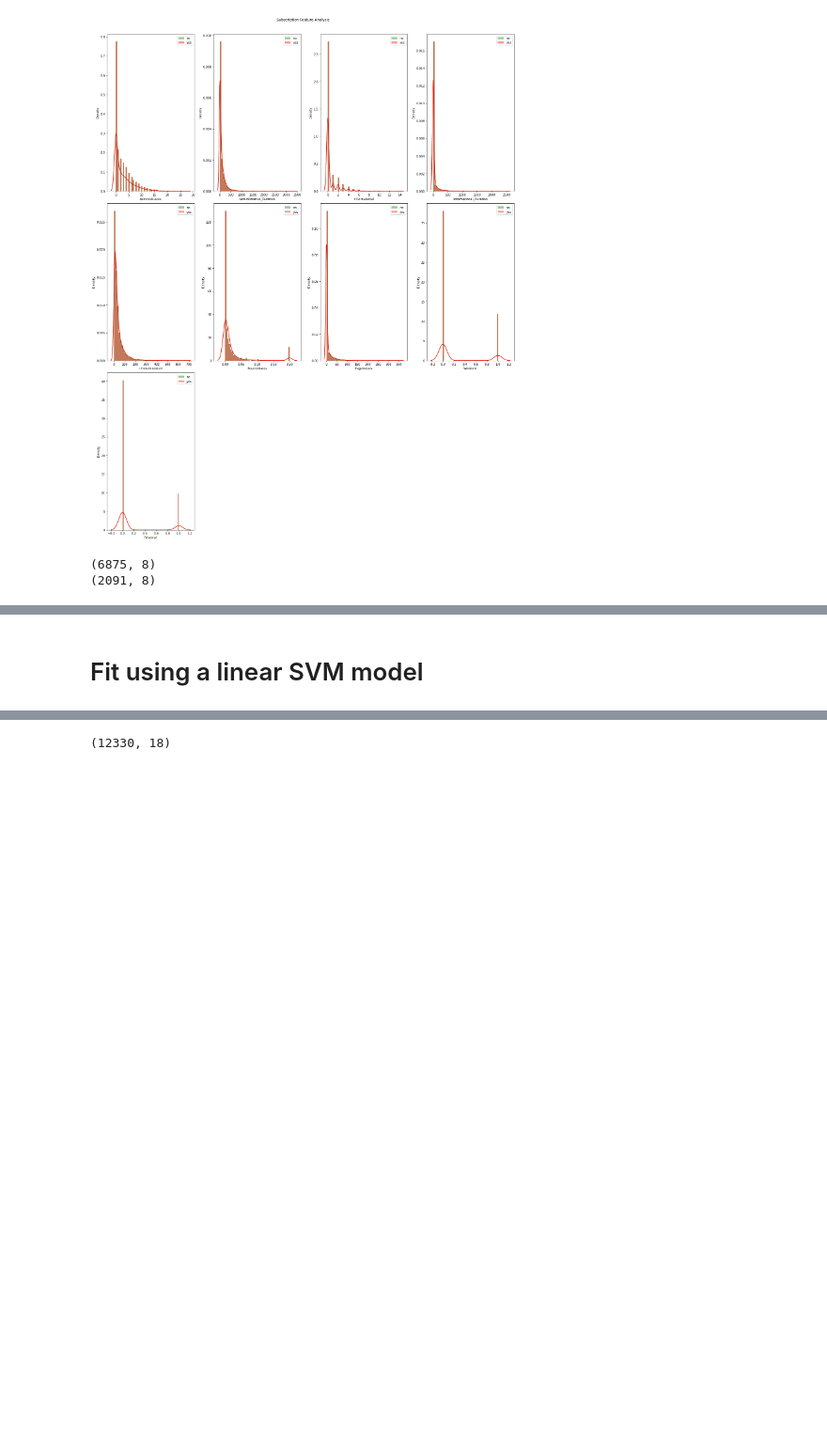
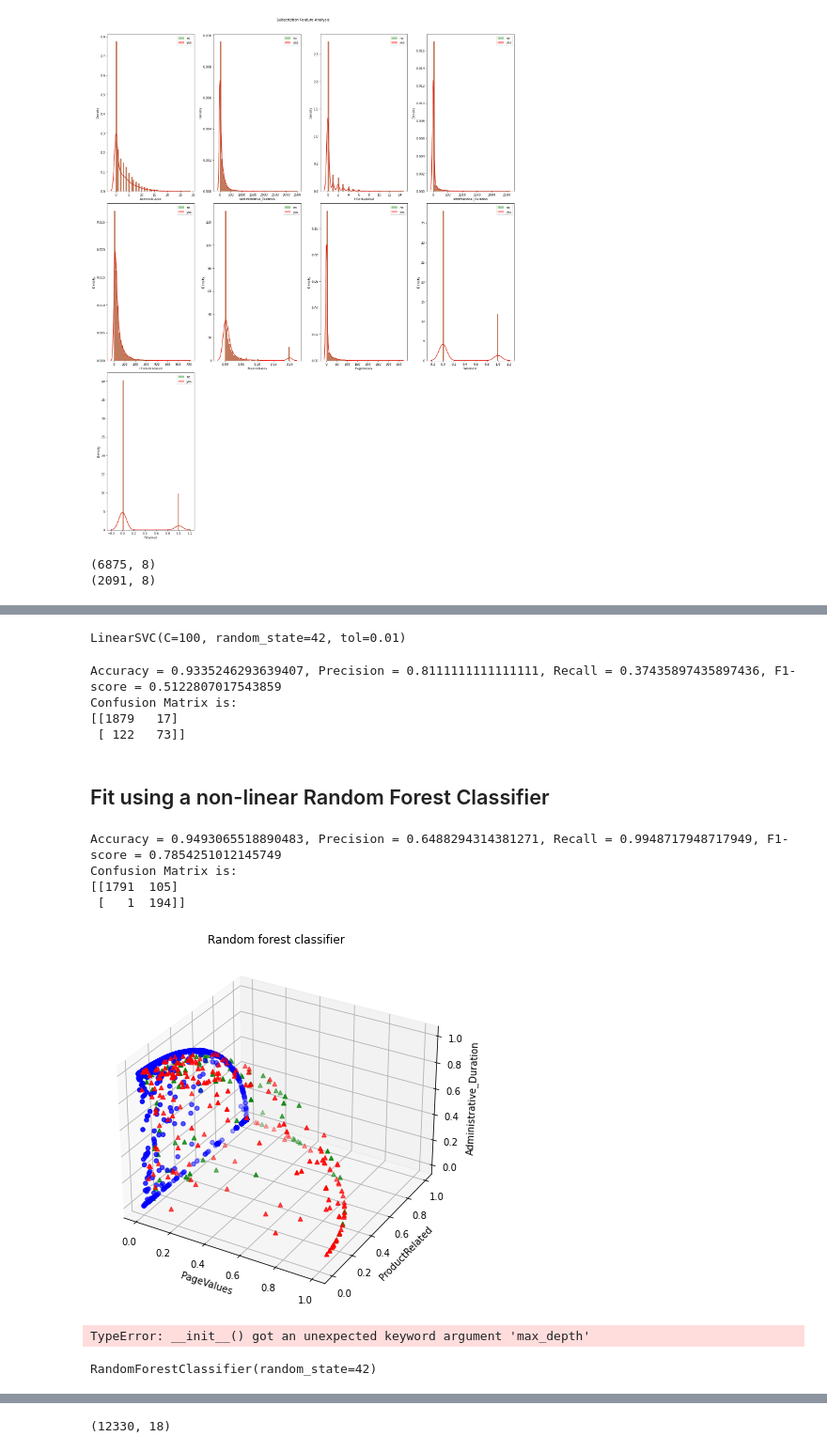
Before and after one commit to adinrh/Online-Shoppers-Purchasing-Intention, a Jupyter notebook: Main_online_shoppers.ipynb, the cells around one changed output, grey strips where cells are left out. Shown at 94% size. Saved outputs shown, nothing was run; the diff lists cells and outputs as text; code cells hidden in the pictures; blank space fills up the shorter version.

```diff
--- a/Main_online_shoppers.ipynb
+++ b/Main_online_shoppers.ipynb
@@ -493,6 +503,5 @@ Index(['Administrative', 'Administrative_Duration', 'Informational',
 # %%
 # This function visualizes the classification output on scatter plot
-# Feature 1 (Interaction Time is used to observe the impact of low ranked feature)
 import matplotlib.pyplot as plt
 from mpl_toolkits import mplot3d
 def visualize_scatter_plot(X, y, yhat, title):
@@ -502,12 +511,12 @@ def visualize_scatter_plot(X, y, yhat, title):
     loc01=np.where((y==0) & (yhat>0),1,0) #FP
     fig = plt.figure(figsize = (10, 7))
     ax = plt.axes(projection ="3d")
-    ax.scatter3D(X[np.where(loc00>0),3],X[np.where(loc00>0),4],X[np.where(loc00>0),1],color='blue', marker='o')
-    ax.scatter3D(X[np.where(loc10>0),3],X[np.where(loc10>0),4],X[np.where(loc10>0),1],color='cyan', marker='o')
-    ax.scatter3D(X[np.where(loc11>0),3],X[np.where(loc11>0),4],X[np.where(loc11>0),1],color='red', marker='^')
-    ax.scatter3D(X[np.where(loc01>0),3],X[np.where(loc01>0),4],X[np.where(loc01>0),1],color='green', marker='^')
-    ax.set_xlabel('ProductRelated')
-    ax.set_ylabel('BounceRates')
+    ax.scatter3D(X[np.where(loc00>0),6],X[np.where(loc00>0),4],X[np.where(loc00>0),1],color='blue', marker='o')
+    ax.scatter3D(X[np.where(loc10>0),6],X[np.where(loc10>0),4],X[np.where(loc10>0),1],color='cyan', marker='o')
+    ax.scatter3D(X[np.where(loc11>0),6],X[np.where(loc11>0),4],X[np.where(loc11>0),1],color='red', marker='^')
+    ax.scatter3D(X[np.where(loc01>0),6],X[np.where(loc01>0),4],X[np.where(loc01>0),1],color='green', marker='^')
+    ax.set_xlabel('PageValues')
+    ax.set_ylabel('ProductRelated')
     ax.set_zlabel('Administrative_Duration')
     plt.title(title)
     plt.show()
@@ -524,3 +583,67 @@ from sklearn.svm import LinearSVC
+# %%
+grid_search_linsvc.best_estimator_
+# %% [output]
+LinearSVC(C=100, random_state=42, tol=0.01)
+# %%
+linsvc_pred = grid_search_linsvc.best_estimator_.predict(X_test)
+# metrics
+cmlog = confusion_matrix(y_test,linsvc_pred)
+acc   = accuracy(y_test,linsvc_pred)
+rec   = recall(y_test,linsvc_pred)
+prec  = precision(y_test,linsvc_pred)
+f1    = f1_score(y_test,linsvc_pred)
+
+# Print the metrics, display the confusion matrix, and visualize the model
+print(f'Accuracy = {acc}, Precision = {prec}, Recall = {rec}, F1-score = {f1}')
+print('Confusion Matrix is:')
+print(cmlog)
+# %% [output]
+Accuracy = 0.9335246293639407, Precision = 0.8111111111111111, Recall = 0.37435897435897436, F1-score = 0.5122807017543859
+Confusion Matrix is:
+[[1879   17]
+ [ 122   73]]
 # %% [markdown]
-# Fit using a linear SVM model
+## Fit using a non-linear Random Forest Classifier
+# %%
+from sklearn.ensemble import RandomForestClassifier
+
+# Instantiate, train, and predict with the classifier
+clf = RandomForestClassifier(max_depth=5, random_state=42, class_weight='balanced')
+# Train the classifier
+clf.fit(X_train, y_train)
+predictionBR = clf.predict(X_test)
+# Compute the confusion matrix and evaluation metrics
+cm   = confusion_matrix(y_test,predictionBR)
+acc   = accuracy(y_test,predictionBR)
+rec   = recall(y_test,predictionBR)
+prec  = precision(y_test,predictionBR)
+f1    = f1_score(y_test,predictionBR)
+
+# Print the metrics, display the confusion matrix, and visualize the model
+print(f'Accuracy = {acc}, Precision = {prec}, Recall = {rec}, F1-score = {f1}')
+print('Confusion Matrix is:')
+print(cm)
+visualize_scatter_plot(X_test, y_test, predictionBR, 'Random forest classifier')
+# %% [output]
+Accuracy = 0.9493065518890483, Precision = 0.6488294314381271, Recall = 0.9948717948717949, F1-score = 0.7854251012145749
+Confusion Matrix is:
+[[1791  105]
+ [   1  194]]
+[figure, added]
+# %%
+from sklearn.ensemble import RandomForestClassifier
+
+param_grid = [
+              {"n_estimators":[1, 10, 100], "class_weight":[None, "balanced", "balanced_subsample"]}
+]
+
+rfc_clf = RandomForestClassifier(random_state=42)
+grid_search_rfc = GridSearchCV(rfc_clf, param_grid, cv=5, scoring="f1", return_train_score=True)
+grid_search_rfc.fit(X_train, y_train)
+# %% [output]
+TypeError: __init__() got an unexpected keyword argument 'max_depth'
+# %%
+grid_search_rfc.best_estimator_
+# %% [output]
+RandomForestClassifier(random_state=42)
 # %%
```
Also changed, not shown: parts of 27 cells of this notebook.
